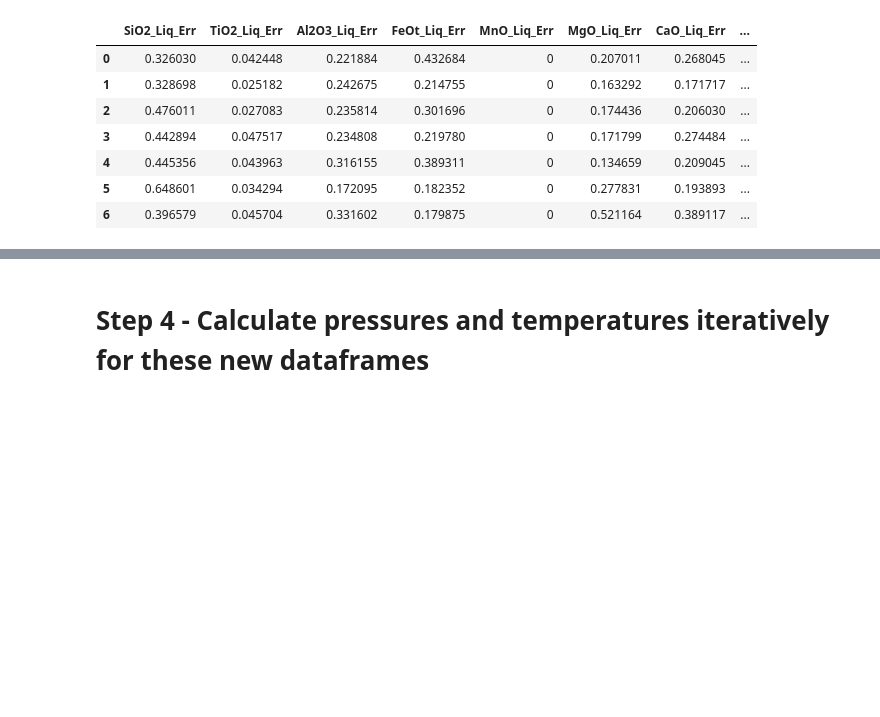
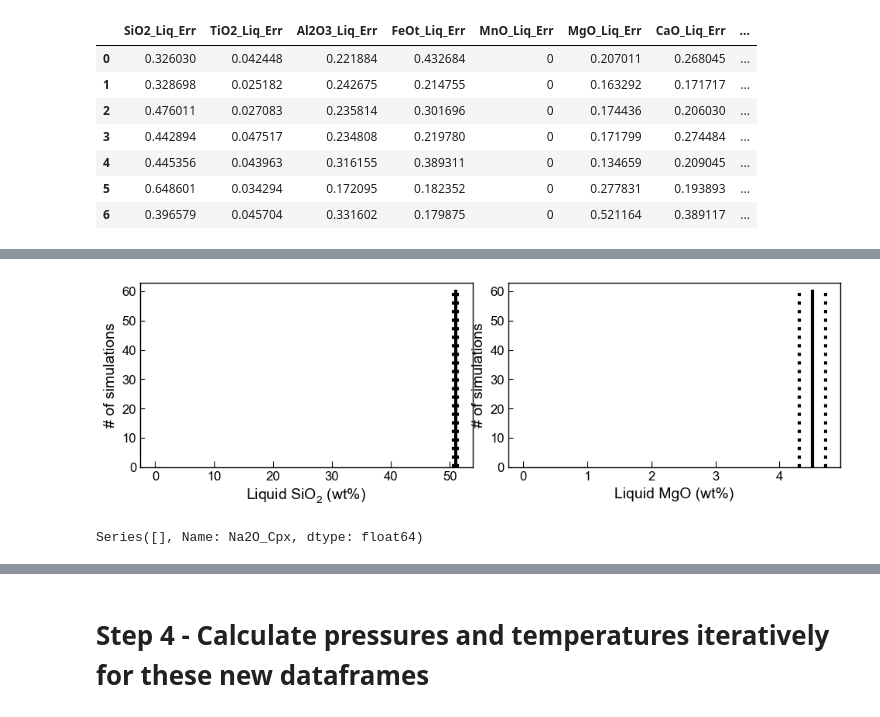
Before and after one commit to PennyWieser/Thermobar, a Jupyter notebook: Manuscript_Snips/Cpx_Liq_Thermobarometry_Error_FINAL.ipynb, the cells around one changed output, grey strips where cells are left out. Drawn from its saved outputs; the diff is of its cells as text; code cells hidden in the pictures; blank space fills up the shorter version.

```diff
--- a/Manuscript_Snips/Cpx_Liq_Thermobarometry_Error_FINAL.ipynb
+++ b/Manuscript_Snips/Cpx_Liq_Thermobarometry_Error_FINAL.ipynb
@@ -113,0 +149,34 @@ fig.savefig('Simulated_SiO2_e142.png', dpi=200, bbox_inches='tight')
+# %%
+fig, (ax1, ax2) = plt.subplots(1, 2, figsize=(10,3))
+ax1.hist(Syn_Liqs_e142['SiO2_Liq'], bins=50, ec='grey', color='plum');
+ax1.plot([Real_Liq_e142['SiO2_Liq'], Real_Liq_e142['SiO2_Liq']],
+         [0, 60], '-k', lw=3)
+ax1.plot([Real_Liq_e142['SiO2_Liq']+Real_Liq_e142_Err['SiO2_Liq_Err'],
+          Real_Liq_e142['SiO2_Liq']+Real_Liq_e142_Err['SiO2_Liq_Err']],
+         [0, 60], ':k', lw=3)
+ax1.plot([Real_Liq_e142['SiO2_Liq']-Real_Liq_e142_Err['SiO2_Liq_Err'],
+          Real_Liq_e142['SiO2_Liq']-Real_Liq_e142_Err['SiO2_Liq_Err']],
+         [0, 60], ':k', lw=3)
+ax1.set_ylabel('# of simulations')
+fig.tight_layout()
+ax1.set_xlabel('Liquid SiO$_2$ (wt%)')
+
+ax2.hist(Syn_Liqs_e142['MgO_Liq'], bins=50, ec='grey', color='plum');
+ax2.plot([Real_Liq_e142['MgO_Liq'], Real_Liq_e142['MgO_Liq']],
+         [0, 60], '-k', lw=3)
+ax2.plot([Real_Liq_e142['MgO_Liq']+Real_Liq_e142_Err['MgO_Liq_Err'],
+          Real_Liq_e142['MgO_Liq']+Real_Liq_e142_Err['MgO_Liq_Err']],
+         [0, 60], ':k', lw=3)
+ax2.plot([Real_Liq_e142['MgO_Liq']-Real_Liq_e142_Err['MgO_Liq_Err'],
+          Real_Liq_e142['MgO_Liq']-Real_Liq_e142_Err['MgO_Liq_Err']],
+         [0, 60], ':k', lw=3)
+ax2.set_ylabel('# of simulations')
+ax2.set_xlabel('Liquid MgO (wt%)')
+
+fig.savefig('Simulated_SiO2_e142.png', dpi=200, bbox_inches='tight')
+# %% [output]
+[figure, added]
+# %%
+Syn_Cpxs_e142['Na2O_Cpx']
+# %% [output]
+Series([], Name: Na2O_Cpx, dtype: float64)
```
Also changed, not shown: parts of 6 cells of this notebook, 10 other files.
